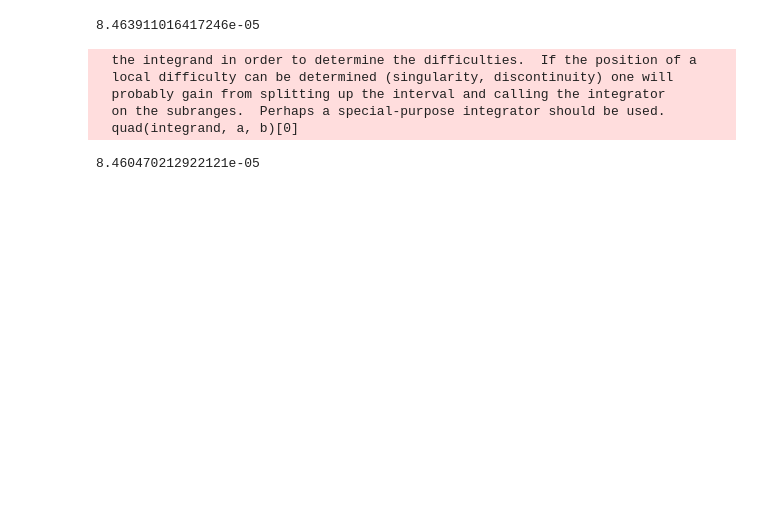
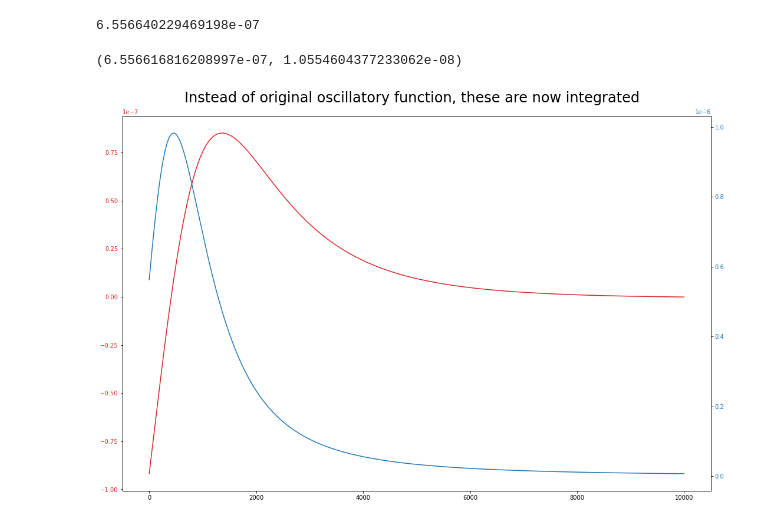
Before and after one commit to igtrnt/sin1x, a Jupyter notebook: sin1x.ipynb, the cells around one changed output. Saved outputs shown, nothing was run; the diff lists cells and outputs as text; code cells hidden in the pictures; blank space fills up the shorter version.

```diff
--- a/sin1x.ipynb
+++ b/sin1x.ipynb
@@ -45,22 +53,36 @@ def integrate_sin1x(a, b, deg=32):
     return integrate_sin1x_from0(b, ns, ws) - integrate_sin1x_from0(a, ns, ws)
 # %%
-a = 0.001
-b = 0.01
+a = 0.0005
+b = 0.001
 
-integrate_sin1x(a, b, 32)
+integrate_sin1x(a, b, 16)
 # %% [output]
-8.463911016417246e-05
+6.556640229469198e-07
 # %%
 from scipy.integrate import quad
-
-def integrand(x):
-    return sin(1.0 / x)
-
-quad(integrand, a, b)[0]
+quad(lambda x : sin(1.0 / x), a, b, limit=100)
 # %% [output]
-  the integrand in order to determine the difficulties.  If the position of a
-  local difficulty can be determined (singularity, discontinuity) one will
-  probably gain from splitting up the interval and calling the integrator
-  on the subranges.  Perhaps a special-purpose integrator should be used.
-  quad(integrand, a, b)[0]
+(6.556616816208997e-07, 1.0554604377233062e-08)
-8.460470212922121e-05
+# %%
+from matplotlib import pyplot as plt
+
+%matplotlib inline
+plt.rcParams['figure.figsize'] = [15, 10]
+
+x = np.arange(0.0, 10000.0, 1.0)
+ya = sin1x_integrand(a, x)
+yb = sin1x_integrand(b, x)
+
+fig, ax1 = plt.subplots()
+ax2 = ax1.twinx()
+
+ax1.plot(x, ya, color="tab:red")
+ax1.tick_params(axis='y', labelcolor="tab:red")
+
+ax2.plot(x, yb, color="tab:blue")
+ax2.tick_params(axis='y', labelcolor="tab:blue")
+
+fig.suptitle("Instead of original oscillatory function, these are now integrated", fontsize=24)
+fig.tight_layout()
+# %% [output]
+[figure, added]
```
Also changed, not shown: parts of 1 cell of this notebook.
